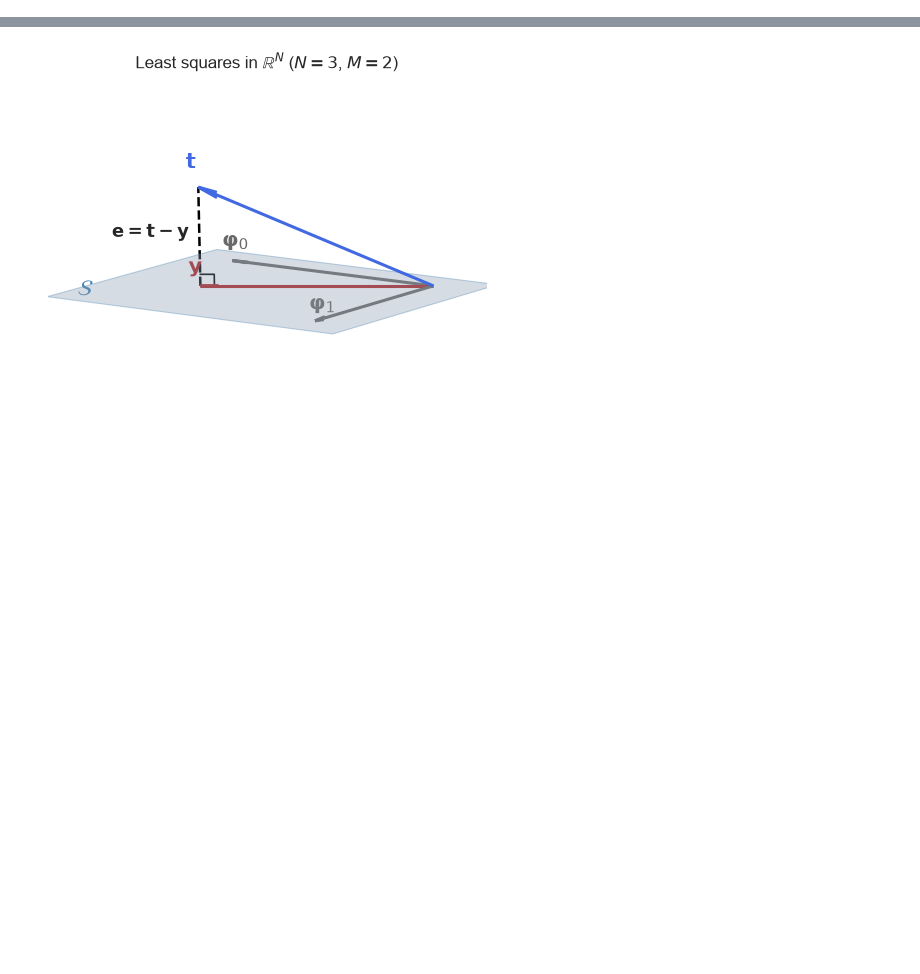
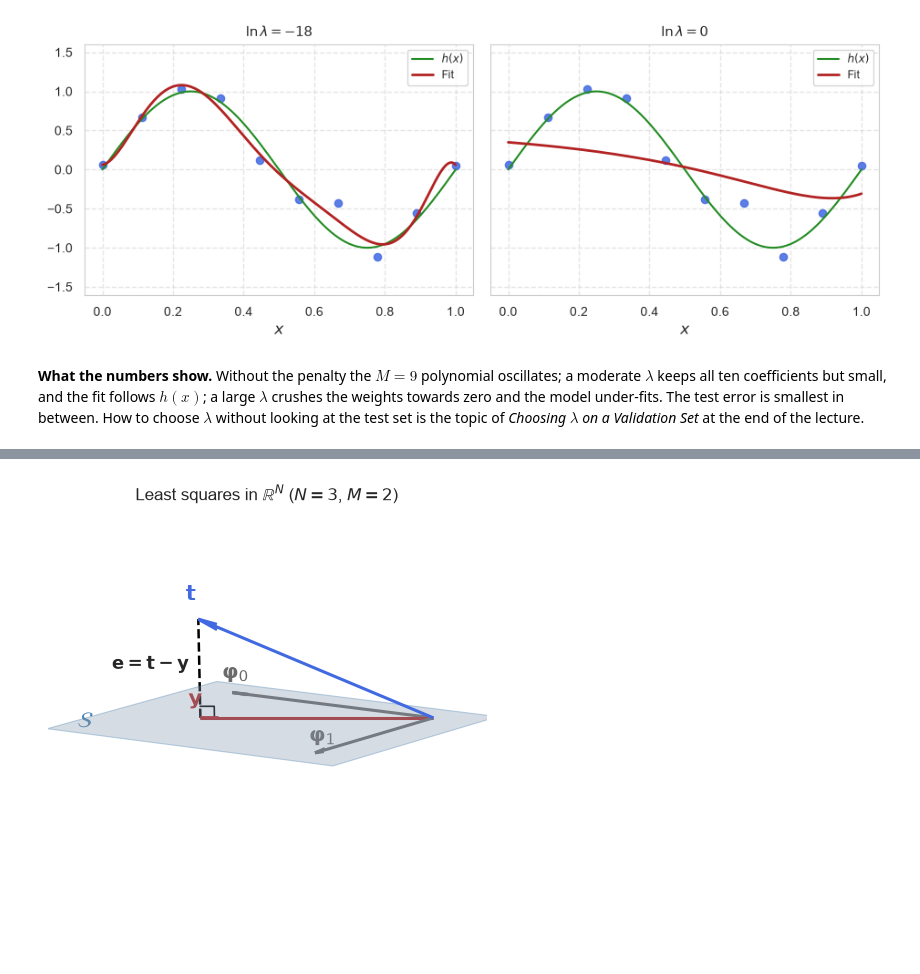
Before and after one commit to konstantin-schekotihin/dl_course, a Jupyter notebook: ML-DL/02_deep_learning/04_regression.ipynb, the cells around one changed output, grey strips where cells are left out. Saved outputs shown, nothing was run; the diff lists cells and outputs as text; code cells hidden in the pictures; blank space fills up the shorter version.

```diff
--- a/ML-DL/02_deep_learning/04_regression.ipynb
+++ b/ML-DL/02_deep_learning/04_regression.ipynb
@@ -248,0 +56,20 @@ with $\mathbf{w} = (w_0, \dots, w_{M-1})^\mathrm{T}$ and $\boldsymbol{\phi} = (\
+# %%
+# Double precision: the polynomial fits below are ill-conditioned, and float32 rounding
+# would visibly change their coefficients
+torch.set_default_dtype(torch.float64)
+
+# Synthetic data set: N = 10 points from h(x) = sin(2 pi x) plus Gaussian noise
+torch.manual_seed(42)
+N_samples = 10
+noise_sigma = 0.2
+
+x_train = torch.linspace(0.0, 1.0, N_samples)
+h_train = torch.sin(2.0 * torch.pi * x_train)
+t_train = h_train + noise_sigma * torch.randn(N_samples)
+
+# Dense grid for plotting the generating function h(x)
+x_dense = torch.linspace(0.0, 1.0, 200)
+h_dense = torch.sin(2.0 * torch.pi * x_dense)
+
+sample_df = pd.DataFrame({"x_n": x_train.numpy(), "t_n": t_train.numpy()})
+print("Training observations (N = 10):\n", sample_df.round(3).T)
@@ -248,0 +286,10 @@ with $\mathbf{w} = (w_0, \dots, w_{M-1})^\mathrm{T}$ and $\boldsymbol{\phi} = (\
+# %%
+# The M = 9 fits for a weak and a strong penalty
+Phi_9_dense = torch.vander(x_dense, N=10, increasing=True)
+hp.plot_regularized_fits(x_dense, h_dense, x_train, t_train, {
+    r"$\ln\lambda = -18$": Phi_9_dense @ fit_ridge(Phi_9, t_train, math.exp(-18.0)),
+    r"$\ln\lambda = 0$": Phi_9_dense @ fit_ridge(Phi_9, t_train, 1.0)})
+# %% [output]
+[figure, added]
+# %% [markdown]
+**What the numbers show.** Without the penalty the $M = 9$ polynomial oscillates; a moderate $\lambda$ keeps all ten coefficients but small, and the fit follows $h(x)$; a large $\lambda$ crushes the weights towards zero and the model under-fits. The test error is smallest in between. How to choose $\lambda$ without looking at the test set is the topic of *Choosing $\lambda$ on a Validation Set* at the end of the lecture.
```
Also changed, not shown: parts of 144 cells of this notebook, 5 other files.
